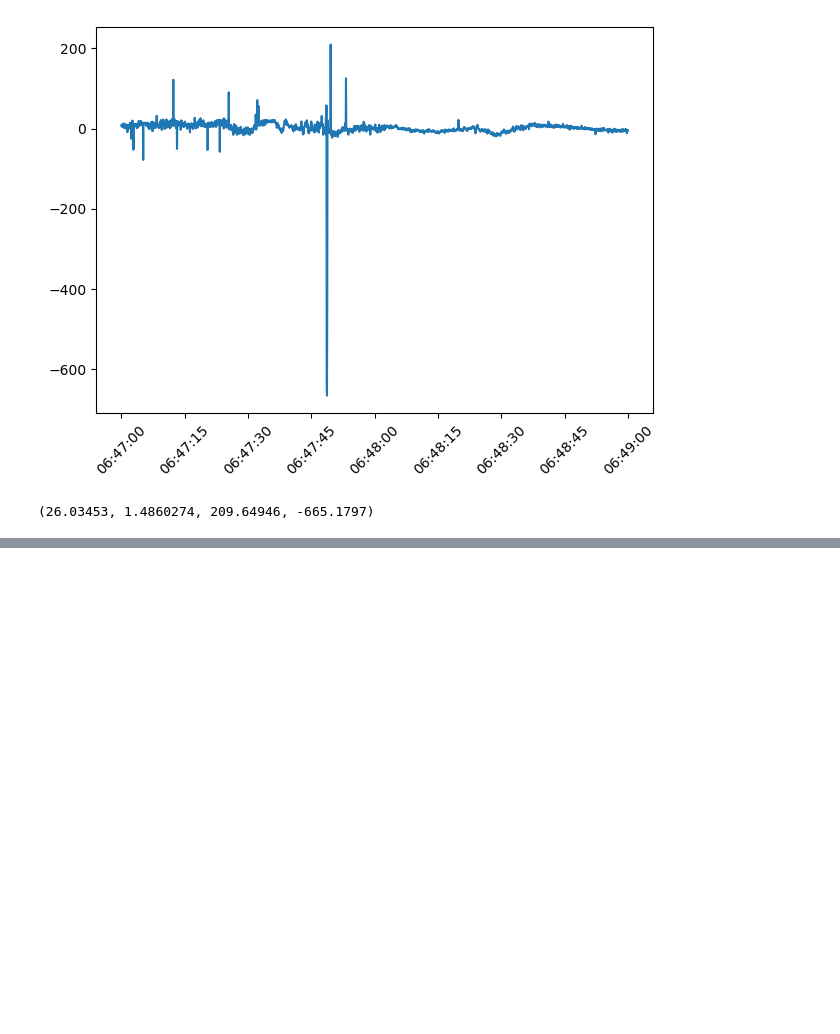
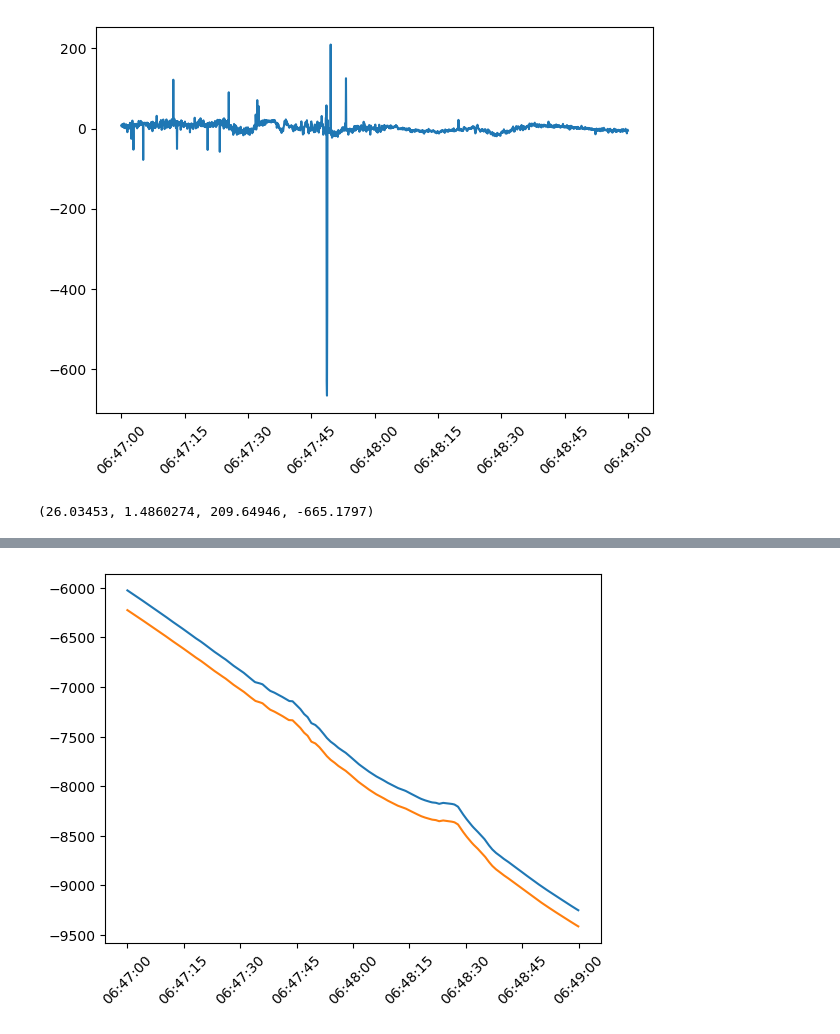
Before and after one commit to cleo24621/pyaw, a Jupyter notebook: miles2018.ipynb, the cells around one changed output, grey strips where cells are left out. Drawn from its saved outputs; the diff is of its cells as text; code cells hidden in the pictures; blank space fills up the shorter version.

```diff
--- a/miles2018.ipynb
+++ b/miles2018.ipynb
@@ -98,0 +127,12 @@ Ehy_set_outliers_nan_interpolated = get_array_interpolated(Timestamp_e,Ehy_set_o
+# %%
+Bx = df_e['Bx'].values
+By = df_e['By'].values
+
+B_nec_n, B_nec_e = do_rotation(Bx,By,rotation_matrix_2d_vfm2nec)
+# %%
+plt.plot(timestamps_e, Bx)
+plt.plot(timestamps_e, B_nec_n)
+plt.xticks(rotation=45)
+plt.show()
+# %% [output]
+[figure, added]
```
Also changed, not shown: parts of 20 cells of this notebook, 5 other files.
